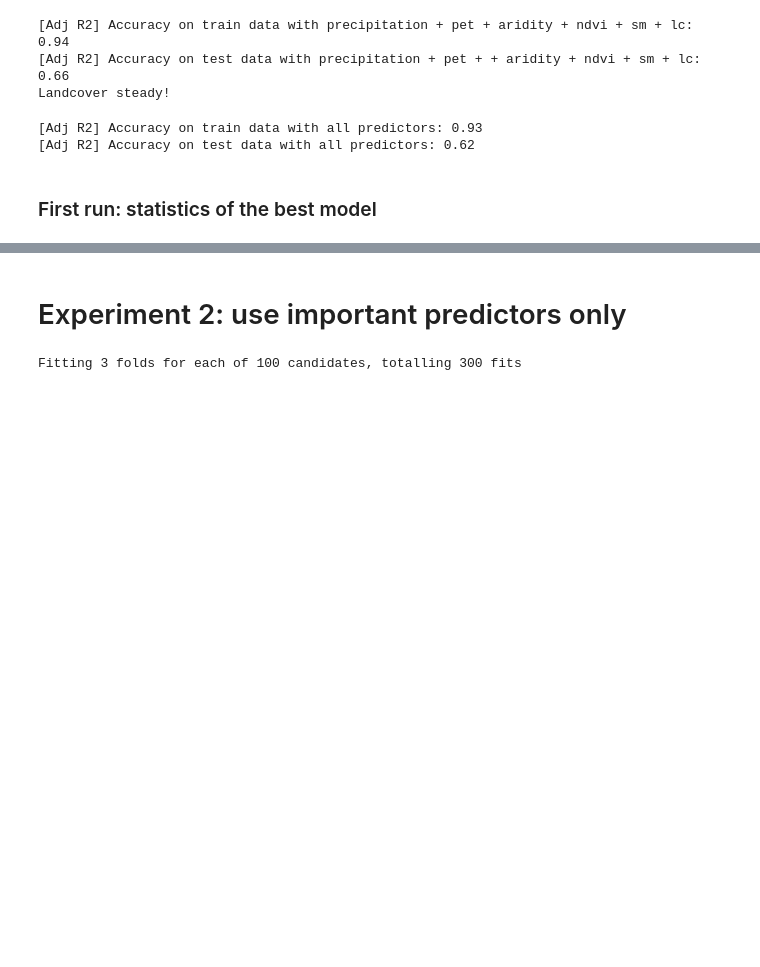
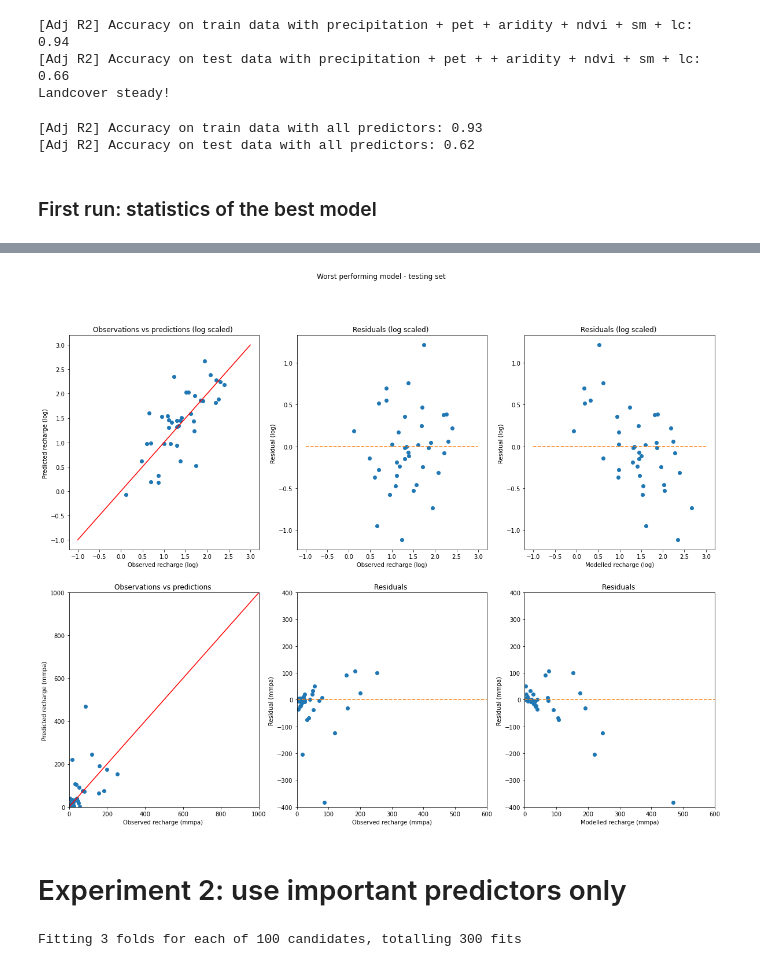
Before and after one commit to pazolka/rf-groundwater-recharge-africa, a Jupyter notebook: Pred_importance_analysis.ipynb, the cells around one changed output, grey strips where cells are left out. Cells and saved outputs as stored; diff of their text form; code cells hidden in the pictures; blank space fills up the shorter version.

```diff
--- a/Pred_importance_analysis.ipynb
+++ b/Pred_importance_analysis.ipynb
@@ -769,3 +931,71 @@ fig.savefig('Graphics/res_testing.jpg')
+# %%
+fig, axs = plt.subplots(2,3,figsize=(20,15))
+fig.suptitle('Worst performing model - testing set')
+axs = axs.flatten()
+
+axs[0].scatter(worst_test_labels, worst_predictions)
+axs[
+    0].plot(range(-1,4), range(-1,4), 'r')
+#axs[0].plot(range(0,700), range(0,700), 'r')
+axs[0].set_title('Observations vs predictions (log scaled) ')
+axs[0].set_xlabel('Observed recharge (log) ')
+axs[0].set_ylabel('Predicted recharge (log) ')
+#axs[0].set_xlim([0,700])
+#axs[0].set_ylim([0,700])
+
+axs[1].plot(worst_test_labels, worst_test_labels - worst_predictions,marker='o',linestyle='')
+axs[1].plot(range(-1,4), np.zeros((5,)), '--')
+#axs[1].plot(range(0,450), np.zeros((450,)), '--')
+axs[1].set_title('Residuals (log scaled) ')
+axs[1].set_xlabel('Observed recharge (log)')
+axs[1].set_ylabel('Residual (log) ')
+#axs[1].set_xlim([0,450])
+#axs[1].set_ylim([-450,450])
+
+axs[2].plot(worst_predictions, worst_test_labels - worst_predictions,marker='o',linestyle='')
+axs[2].plot(range(-1,4), np.zeros((5,)), '--')
+#axs[2].plot(range(0,450), np.zeros((450,)), '--')
+axs[2].set_title('Residuals (log scaled) ')
+axs[2].set_xlabel('Modelled recharge (log)')
+axs[2].set_ylabel('Residual (log) ')
+#axs[2].set_xlim([0,450])
+#axs[2].set_ylim([-450,450])
+
+axs[3].scatter(10**worst_test_labels, 10**worst_predictions)
+#axs[3].plot(range(-1,4), range(-1,4), 'r')
+axs[3].plot(range(0,1000), range(0,1000), 'r')
+axs[3].set_title('Observations vs predictions ')
+axs[3].set_xlabel('Observed recharge (mmpa) ')
+axs[3].set_ylabel('Predicted recharge (mmpa) ')
+axs[3].set_xlim([0,1000])
+axs[3].set_ylim([0,1000])
+
+axs[4].plot(10**worst_test_labels, 10**worst_test_labels - 10**worst_predictions,marker='o',linestyle='')
+axs[4].plot(range(0,1000), np.zeros((1000,)), '--')
+axs[4].set_title('Residuals ')
+axs[4].set_xlabel('Observed recharge (mmpa)')
+axs[4].set_ylabel('Residual (mmpa) ')
+axs[4].set_xlim([0,600])
+axs[4].set_ylim([-400,400])
+
+axs[5].plot(10**worst_predictions, 10**worst_test_labels - 10**worst_predictions,marker='o',linestyle='')
+axs[5].plot(range(0,1000), np.zeros((1000,)), '--')
+axs[5].set_title('Residuals ')
+axs[5].set_xlabel('Modelled recharge (mmpa)')
+axs[5].set_ylabel('Residual (mmpa) ')
+axs[5].set_xlim([0,600])
+axs[5].set_ylim([-400,400])
+
+# n_bins = 10
+# axs[2].hist(test_labels, bins=n_bins)
+# axs[2].set_title('Distribution of observed recharge in the testing set (scaled) ')
+# axs[2].set_xlabel('Observed recharge (log10) ')
+# axs[2].set_ylabel('Number of observations')
+# axs[2].set_xlim([-1,3])
+
+fig.savefig('Graphics/res_testing_worst.jpg')
+# %% [output]
+[figure, added]
 # %% [markdown]
 # Experiment 2: use important predictors only
 # %%
```
Also changed, not shown: parts of 36 cells of this notebook, 23 other files.
